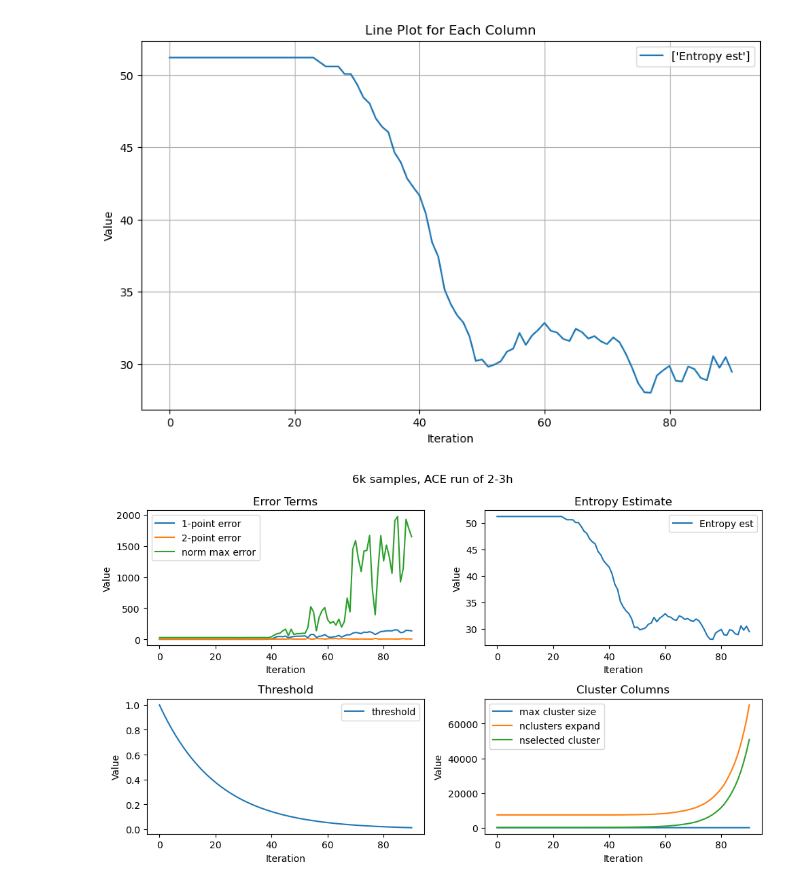
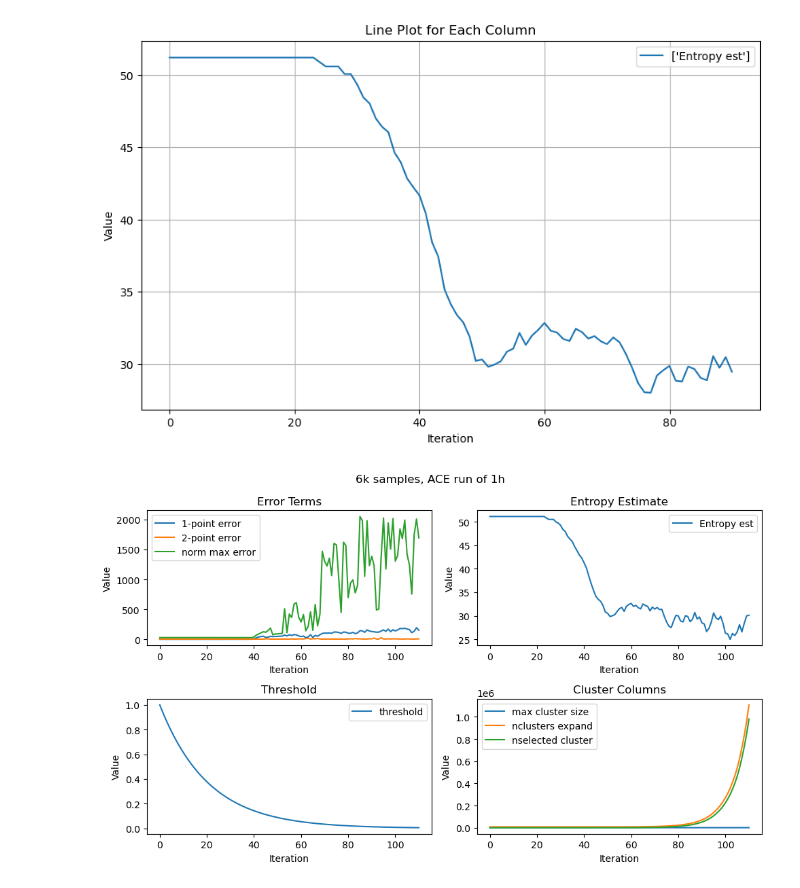
Before and after one commit to PaulHosek/MCM_classifier, a Jupyter notebook: Classifier_1/pairwise/testing_plots_pw/test_convergence.ipynb, the cells around one changed output. Drawn from its saved outputs; the diff is of its cells as text; code cells hidden in the pictures.

Commit message:
1h run data push

```diff
--- a/Classifier_1/pairwise/testing_plots_pw/test_convergence.ipynb
+++ b/Classifier_1/pairwise/testing_plots_pw/test_convergence.ipynb
@@ -29,39 +33,39 @@ import numpy as np
 
 cnames = np.array(["threshold", "1-point error", "2-point error", "norm max error", "Entropy est", "max cluster size", "nclusters expand", "nselected cluster"])
 # Step 1: Read the data from the file
-data = np.loadtxt(fname = "../data/OUTPUT_mod/data/full_sample_sizes/6000/1/full-images-unlabeled-0/full-images-unlabeled-0_sep-output-out.sce")
+data = np.loadtxt(fname = "../data/OUTPUT_mod/data/full_sample_sizes/6000/3/full-images-unlabeled-0/full-images-unlabeled-0_sep-output-out.sce")
 
 fig, axs = plt.subplots(2, 2, figsize=(10, 6))
 
 # Plot error terms
 axs[0, 0].plot(data[:, 1:4])
 axs[0, 0].set_title('Error Terms')
 axs[0, 0].set_xlabel('Iteration')
 axs[0, 0].set_ylabel('Value')
 axs[0, 0].legend(cnames[1:4])
 
 # Plot entropy estimate
 axs[0, 1].plot(data[:, 4])
 axs[0, 1].set_title('Entropy Estimate')
 axs[0, 1].set_xlabel('Iteration')
 axs[0, 1].set_ylabel('Value')
 axs[0, 1].legend([cnames[4]])
 
 # Plot threshold
 axs[1, 0].plot(data[:, 0])
 axs[1, 0].set_title('Threshold')
 axs[1, 0].set_xlabel('Iteration')
 axs[1, 0].set_ylabel('Value')
 axs[1, 0].legend([cnames[0]])
 
 # Plot cluster columns
 axs[1, 1].plot(data[:, 5:])
 axs[1, 1].set_title('Cluster Columns')
 axs[1, 1].set_xlabel('Iteration')
 axs[1, 1].set_ylabel('Value')
 axs[1, 1].legend(cnames[5:])
-fig.suptitle("6k samples, ACE run of 2-3h")
+fig.suptitle("6k samples, ACE run of 1h ")
 plt.tight_layout()
 plt.show()
 # %% [output]
-[figure, old version]
+[figure, new version]
```
Also changed, not shown: parts of 4 cells of this notebook, 13 other files.
